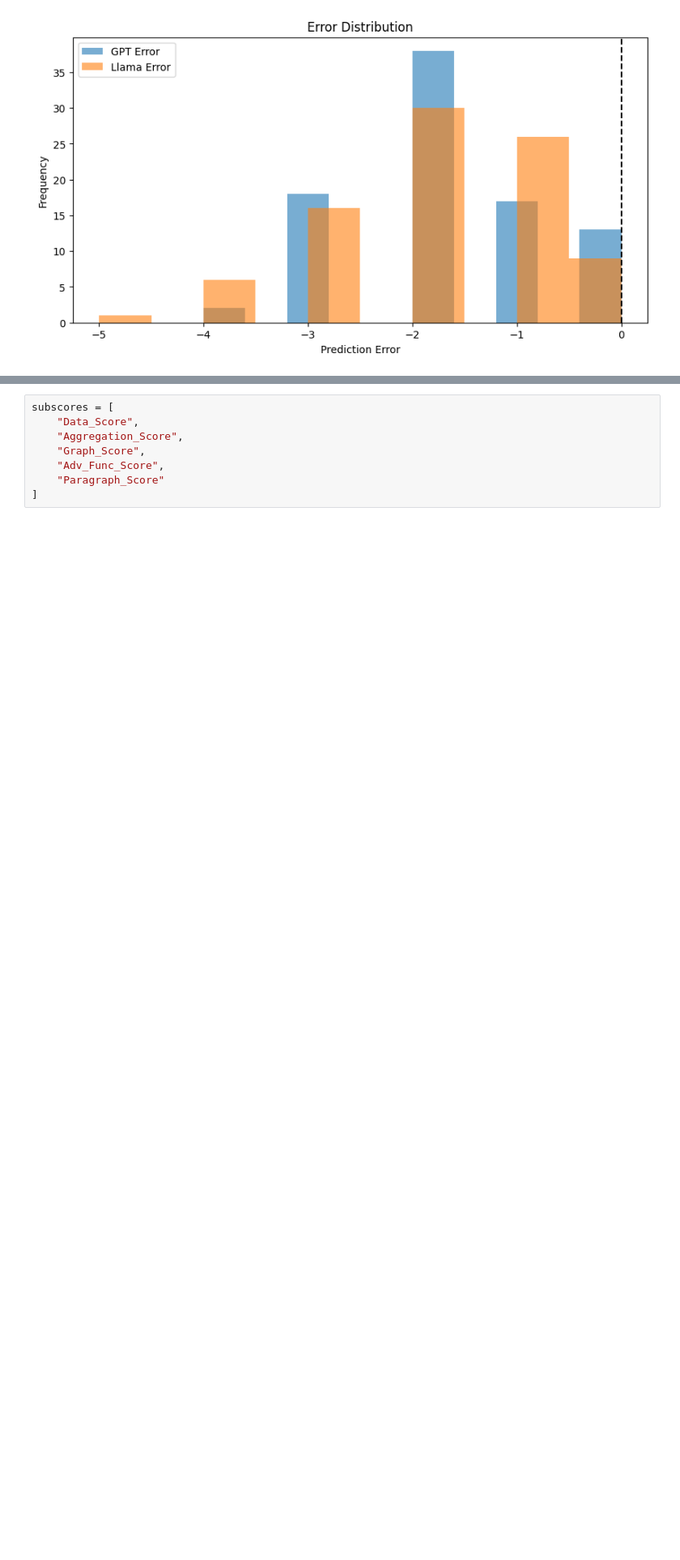
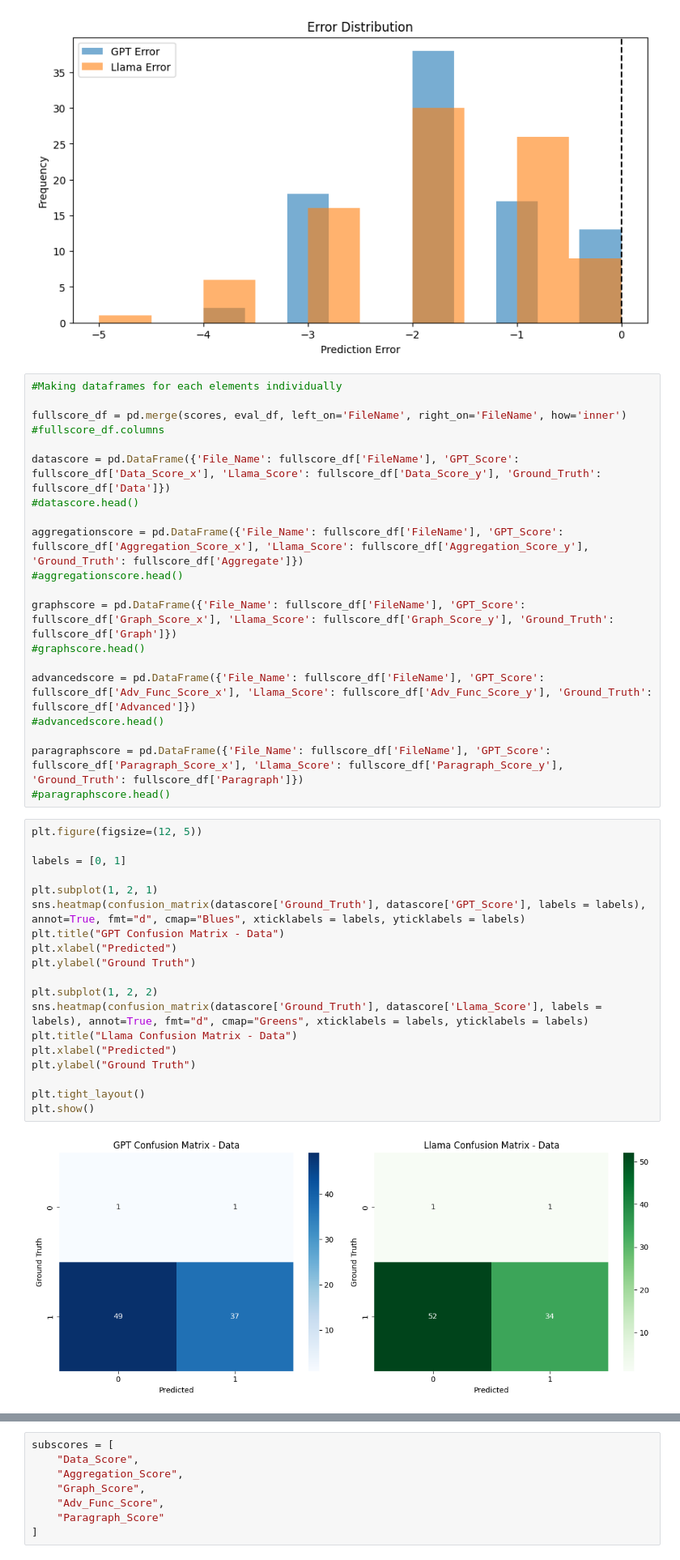
Before and after one commit to trinabrough/CS533_Semester_Project, a Jupyter notebook: FinalProject.ipynb, the cells around one changed output, grey strips where cells are left out. Shown at 81% size. Drawn from its saved outputs; the diff is of its cells as text; blank space fills up the shorter version.

```diff
--- a/FinalProject.ipynb
+++ b/FinalProject.ipynb
@@ -1430,3 +1423,44 @@ plt.legend()
 plt.show()
 # %% [output]
 [figure]
+# %%
+#Making dataframes for each elements individually
+
+fullscore_df = pd.merge(scores, eval_df, left_on='FileName', right_on='FileName', how='inner')
+#fullscore_df.columns
+
+datascore = pd.DataFrame({'File_Name': fullscore_df['FileName'], 'GPT_Score': fullscore_df['Data_Score_x'], 'Llama_Score': fullscore_df['Data_Score_y'], 'Ground_Truth': fullscore_df['Data']})
+#datascore.head()
+
+aggregationscore = pd.DataFrame({'File_Name': fullscore_df['FileName'], 'GPT_Score': fullscore_df['Aggregation_Score_x'], 'Llama_Score': fullscore_df['Aggregation_Score_y'], 'Ground_Truth': fullscore_df['Aggregate']})
+#aggregationscore.head()
+
+graphscore = pd.DataFrame({'File_Name': fullscore_df['FileName'], 'GPT_Score': fullscore_df['Graph_Score_x'], 'Llama_Score': fullscore_df['Graph_Score_y'], 'Ground_Truth': fullscore_df['Graph']})
+#graphscore.head()
+
+advancedscore = pd.DataFrame({'File_Name': fullscore_df['FileName'], 'GPT_Score': fullscore_df['Adv_Func_Score_x'], 'Llama_Score': fullscore_df['Adv_Func_Score_y'], 'Ground_Truth': fullscore_df['Advanced']})
+#advancedscore.head()
+
+paragraphscore = pd.DataFrame({'File_Name': fullscore_df['FileName'], 'GPT_Score': fullscore_df['Paragraph_Score_x'], 'Llama_Score': fullscore_df['Paragraph_Score_y'], 'Ground_Truth': fullscore_df['Paragraph']})
+#paragraphscore.head()
+# %%
+plt.figure(figsize=(12, 5))
+
+labels = [0, 1]
+
+plt.subplot(1, 2, 1)
+sns.heatmap(confusion_matrix(datascore['Ground_Truth'], datascore['GPT_Score'], labels = labels), annot=True, fmt="d", cmap="Blues", xticklabels = labels, yticklabels = labels)
+plt.title("GPT Confusion Matrix - Data")
+plt.xlabel("Predicted")
+plt.ylabel("Ground Truth")
+
+plt.subplot(1, 2, 2)
+sns.heatmap(confusion_matrix(datascore['Ground_Truth'], datascore['Llama_Score'], labels = labels), annot=True, fmt="d", cmap="Greens", xticklabels = labels, yticklabels = labels)
+plt.title("Llama Confusion Matrix - Data")
+plt.xlabel("Predicted")
+plt.ylabel("Ground Truth")
+
+plt.tight_layout()
+plt.show()
+# %% [output]
+[figure, added]
```
Also changed, not shown: parts of 8 cells of this notebook.
